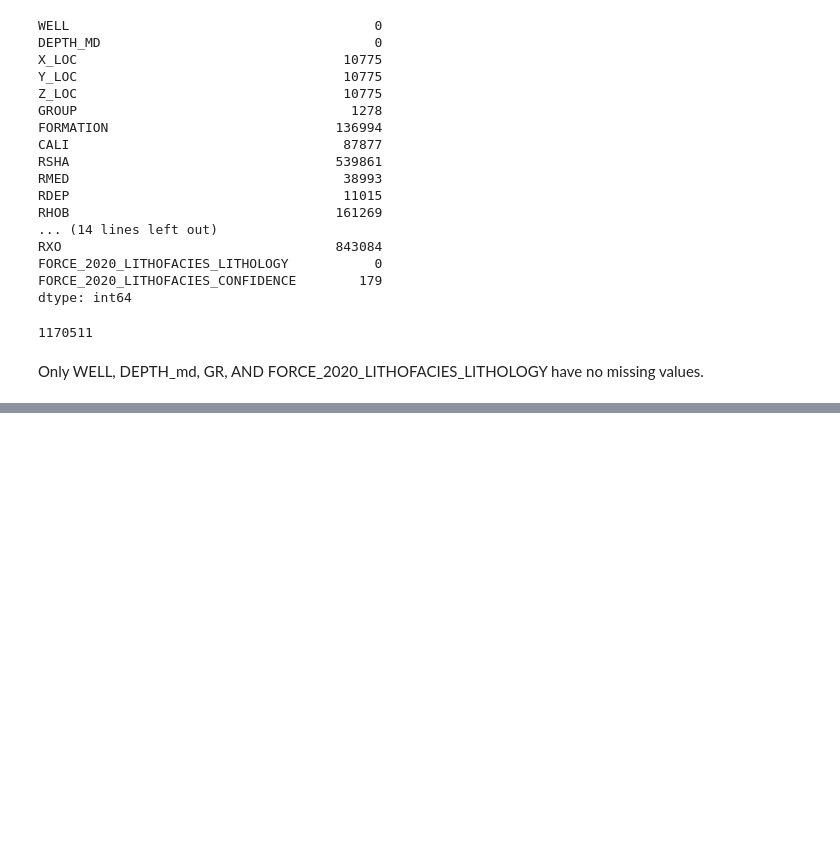
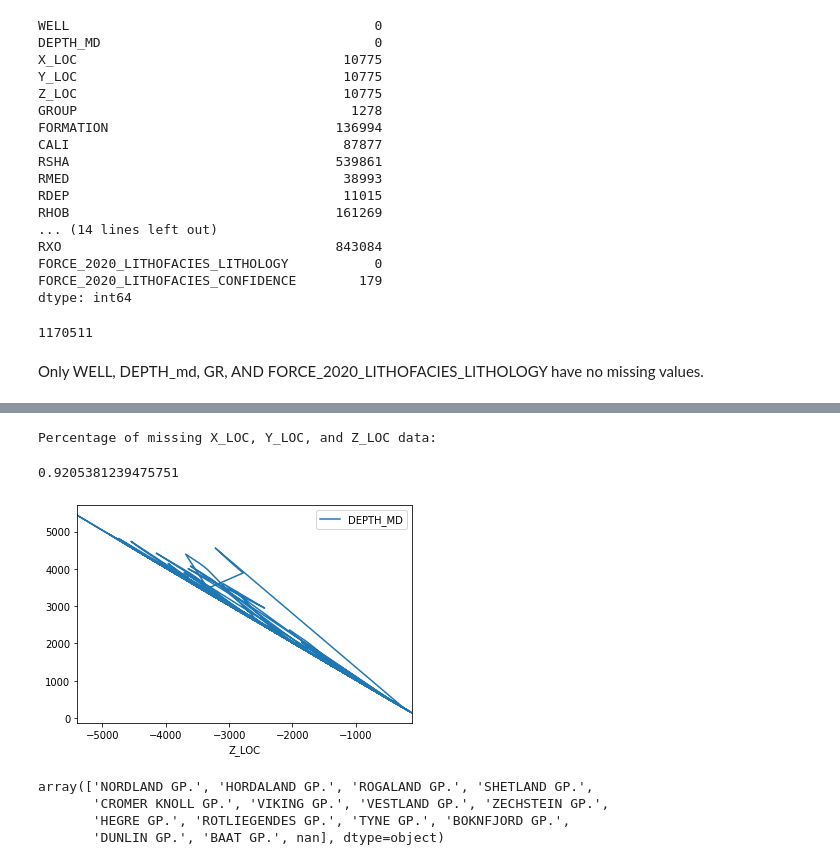
Before and after one commit to douglaspsteen/FORCE_ML_lithology, a Jupyter notebook: scrubbing.ipynb, the cells around one changed output, grey strips where cells are left out. Saved outputs shown, nothing was run; the diff lists cells and outputs as text; code cells hidden in the pictures; blank space fills up the shorter version.

```diff
--- a/scrubbing.ipynb
+++ b/scrubbing.ipynb
@@ -112,0 +121,13 @@ Only WELL, DEPTH_md, GR, AND FORCE_2020_LITHOFACIES_LITHOLOGY have no missing va
+# %%
+print('Percentage of missing X_LOC, Y_LOC, and Z_LOC data:')
+
+df.X_LOC.isna().sum() / len(df) * 100
+# %% [output]
+Percentage of missing X_LOC, Y_LOC, and Z_LOC data:
+0.9205381239475751
+# %%
+# Check correlation of Z_LOC with 'DEPTH_MD'
+
+df.plot('Z_LOC', 'DEPTH_MD');
+# %% [output]
+[figure, added]
@@ -112,0 +136,7 @@ Only WELL, DEPTH_md, GR, AND FORCE_2020_LITHOFACIES_LITHOLOGY have no missing va
+# %%
+df.GROUP.unique()
+# %% [output]
+array(['NORDLAND GP.', 'HORDALAND GP.', 'ROGALAND GP.', 'SHETLAND GP.',
+       'CROMER KNOLL GP.', 'VIKING GP.', 'VESTLAND GP.', 'ZECHSTEIN GP.',
+       'HEGRE GP.', 'ROTLIEGENDES GP.', 'TYNE GP.', 'BOKNFJORD GP.',
+       'DUNLIN GP.', 'BAAT GP.', nan], dtype=object)
```
Also changed, not shown: parts of 3 cells of this notebook.
